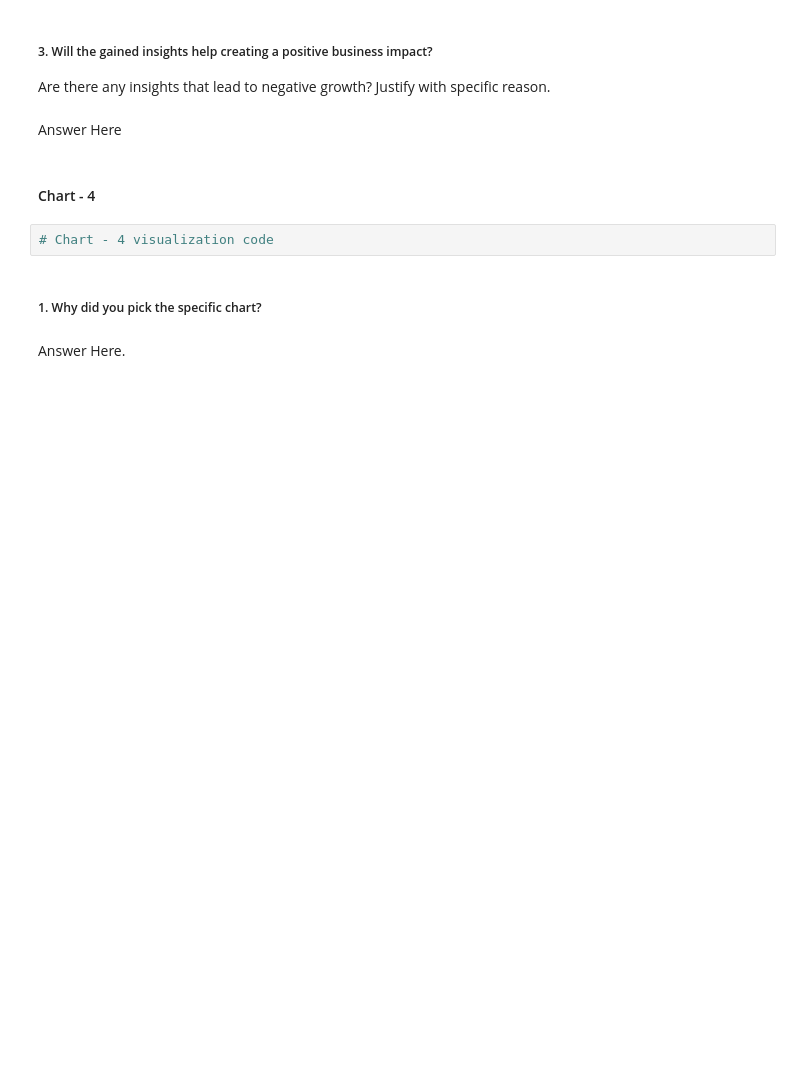
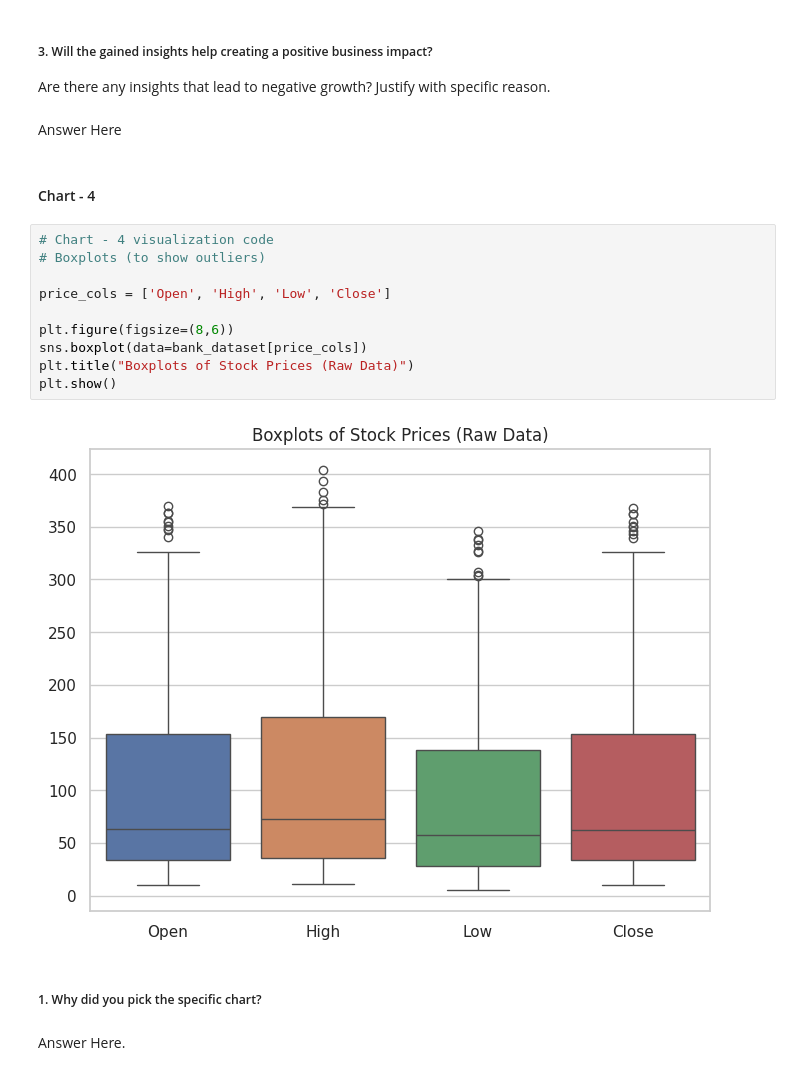
Before and after one commit to PKalyani1994/Regression_Project, a Jupyter notebook: KALYANI_ML_PROJECT.ipynb, the cells around one changed output. Saved outputs shown, nothing was run; the diff lists cells and outputs as text; blank space fills up the shorter version.

```diff
--- a/KALYANI_ML_PROJECT.ipynb
+++ b/KALYANI_ML_PROJECT.ipynb
@@ -350,8 +410,18 @@ Are there any insights that lead to negative growth? Justify with specific reaso
 Answer Here
 # %% [markdown]
 #### Chart - 4
-# %%
-# Chart - 4 visualization code
+# %%
+# Chart - 4 visualization code
+# Boxplots (to show outliers)
+
+price_cols = ['Open', 'High', 'Low', 'Close']
+
+plt.figure(figsize=(8,6))
+sns.boxplot(data=bank_dataset[price_cols])
+plt.title("Boxplots of Stock Prices (Raw Data)")
+plt.show()
+# %% [output]
+[figure, added]
 # %% [markdown]
 ##### 1. Why did you pick the specific chart?
 # %% [markdown]
```
Also changed, not shown: parts of 148 cells of this notebook.
